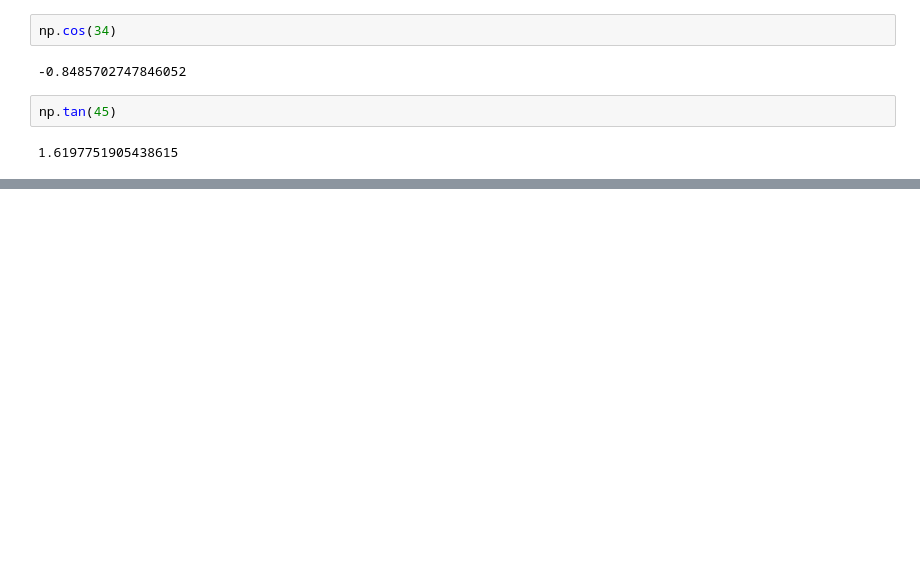
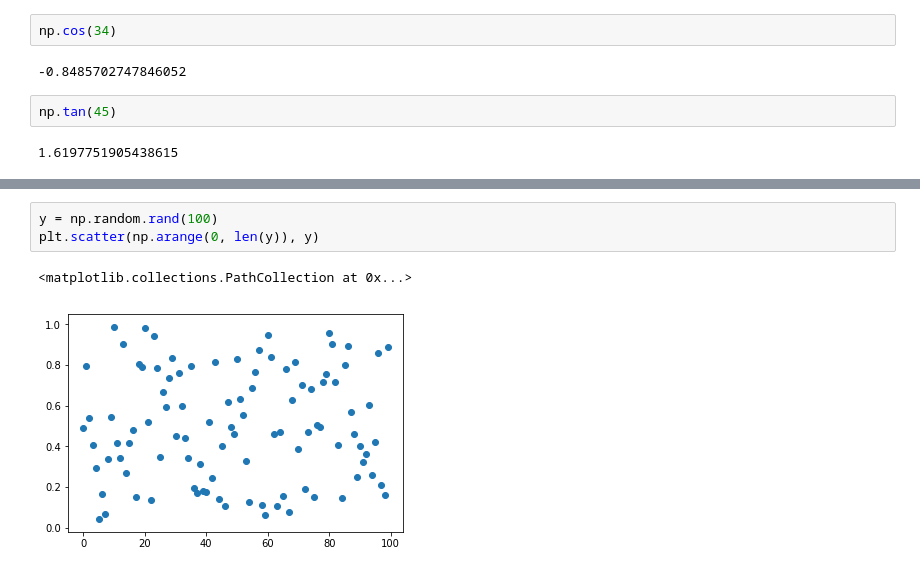
Before and after one commit to learningwithdg/datascience, a Jupyter notebook: Sessions/Session-1.ipynb, the cells around one changed output, grey strips where cells are left out. Cells and saved outputs as stored; diff of their text form; blank space fills up the shorter version.

```diff
--- a/Sessions/Session-1.ipynb
+++ b/Sessions/Session-1.ipynb
@@ -438,0 +357,6 @@ array([  1,   2,   6,  24, 120, 720])
+# %%
+y = np.random.rand(100)
+plt.scatter(np.arange(0, len(y)), y)
+# %% [output]
+<matplotlib.collections.PathCollection at 0x...>
+[figure, added]
```
Also changed, not shown: parts of 179 cells of this notebook, 12 other files.
